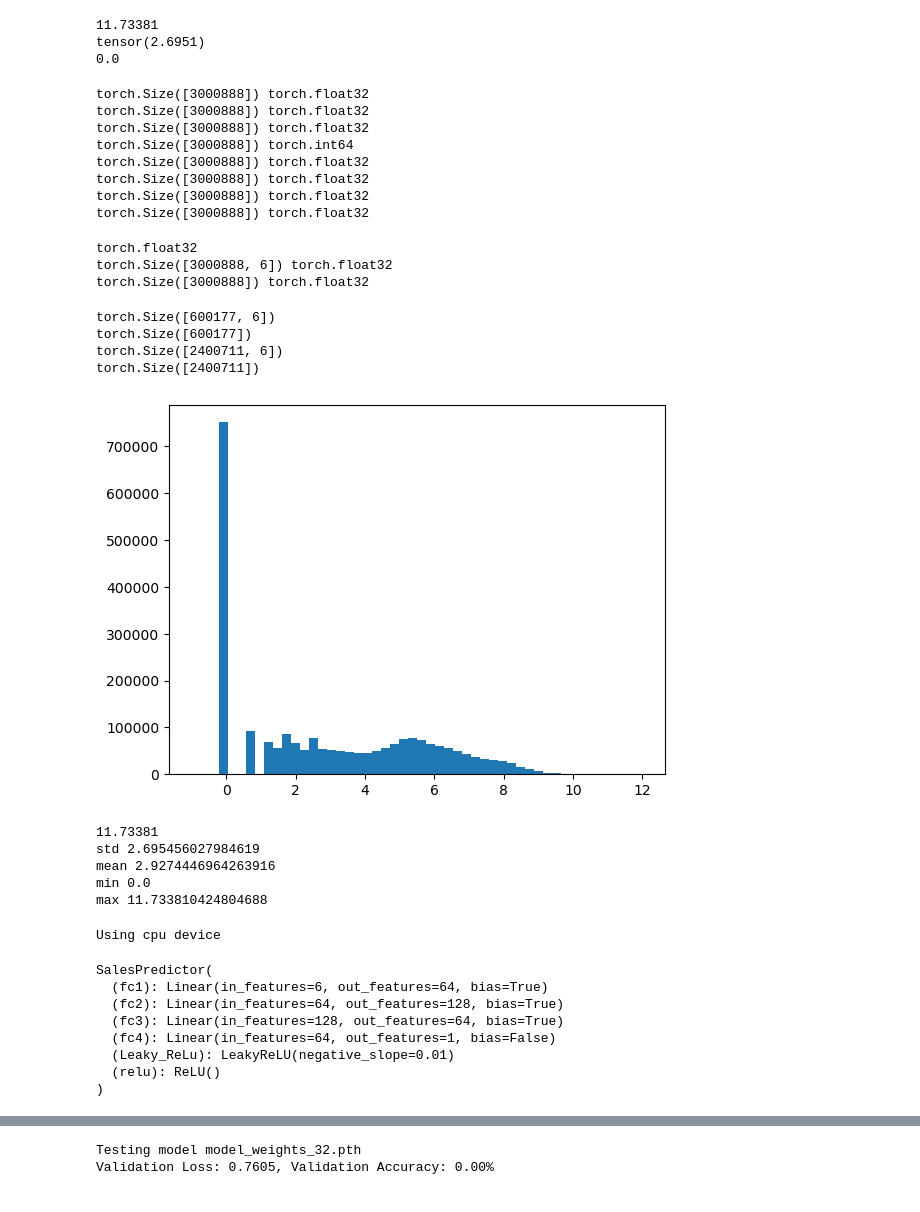
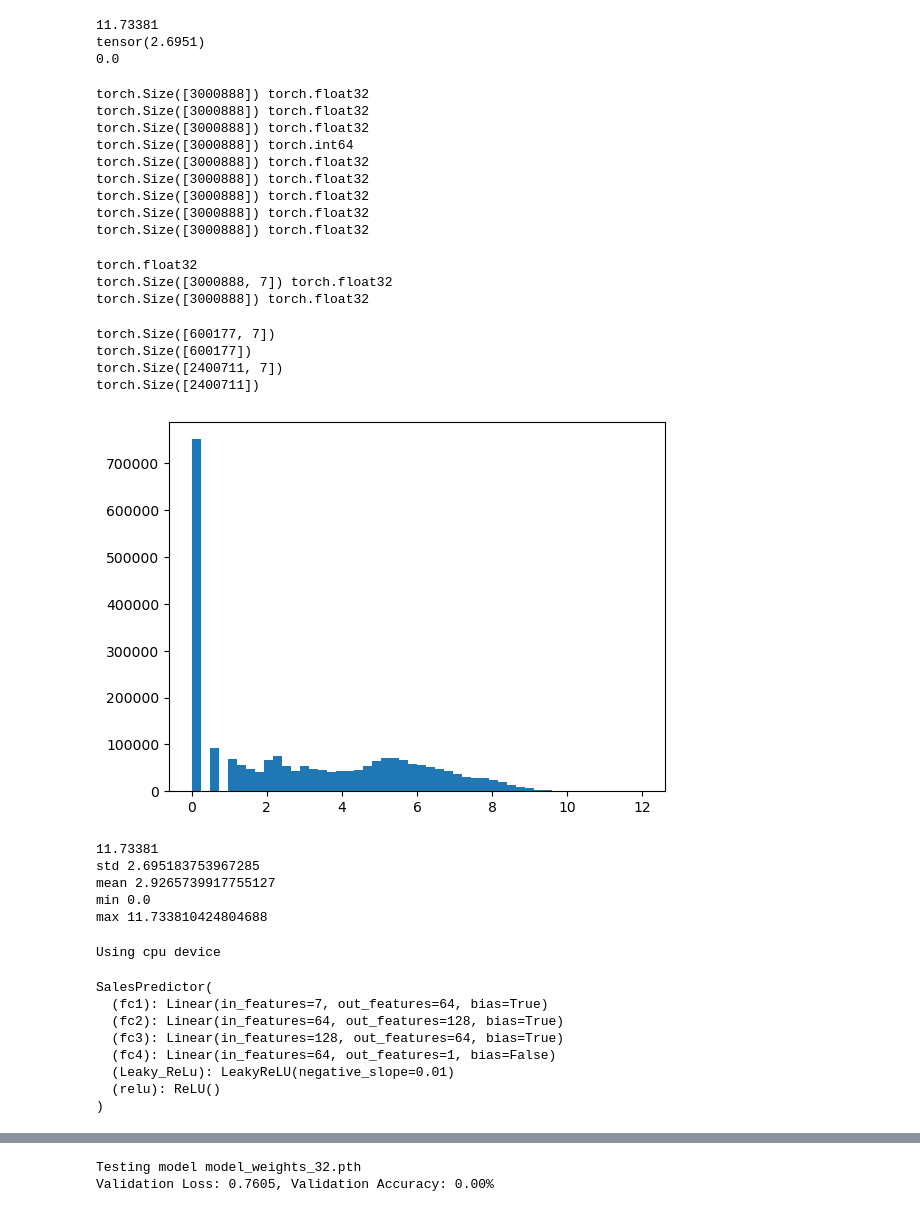
Before and after one commit to RinatKurmaev/Store-Sales---Time-Series-Forecasting, a Jupyter notebook: Time Series Forecasting.ipynb, the cells around one changed output, grey strips where cells are left out. Drawn from its saved outputs; the diff is of its cells as text; code cells hidden in the pictures.

```diff
--- a/Time Series Forecasting.ipynb
+++ b/Time Series Forecasting.ipynb
@@ -5,7 +5,19 @@ import numpy as np
 from datetime import datetime
 
 # Load the CSV file using pandas
-df = pd.read_csv('train.csv')
+train_df = pd.read_csv('train.csv')
+oil_df = pd.read_csv('oil.csv')
+
+# fill missing values in dcoilwtico column with previous day's value
+oil_df['dcoilwtico'] = oil_df['dcoilwtico'].fillna(method='ffill')
+
+# merge the two dataframes based on the 'date' column using left join
+merged_df = pd.merge(train_df, oil_df[['date', 'dcoilwtico']], on='date', how='left')
+
+# fill remaining missing values in dcoilwtico column with previous day's value
+merged_df['dcoilwtico'] = merged_df['dcoilwtico'].fillna(method='ffill')
+
+df = merged_df#pd.read_csv('train.csv')
 
 # Extract the label column and convert to a PyTorch tensor
 ids = torch.tensor(df['id'].values, dtype=torch.float)
@@ -13,6 +25,8 @@ ids = torch.tensor(df['id'].values, dtype=torch.float)
 store_nbr = torch.tensor(df['store_nbr'].values)
 train_sales = torch.tensor(df['sales'].values, dtype=torch.float)
 onpromotion = torch.tensor(df['onpromotion'].values)
+dcoilwtico = torch.tensor(df['dcoilwtico'].values, dtype=torch.float)
+
 
 # Convert string dates to datetime objects
 dates = pd.to_datetime(df['date'], format='%Y-%m-%d')
@@ -26,10 +40,12 @@ day_of_month = torch.from_numpy(day_of_month.to_numpy())
 day_of_month = day_of_month.type(torch.float32)
 day_since_paycheck = []
 for i in day_of_month:
-    if(i>=15):
+    if(i>=15 and i <31):
         day_since_paycheck.append(i-15)
     if(i<15):
         day_since_paycheck.append(i)
+    if (i == 31):
+        day_since_paycheck.append(0) #more dirt, but better data
 #Да это высчиытвается криво. Но сейчас пять утра, и мне лень это чинить. Если MSE станет ниже - починю
 day_since_paycheck = torch.FloatTensor(day_since_paycheck)
 
@@ -79,6 +95,7 @@ print(family.shape, family.dtype)
 print(day_of_week.shape, day_of_week.dtype)
 print(month.shape, month.dtype)
 print(day_since_paycheck.shape, day_since_paycheck.dtype)
+print(dcoilwtico.shape, dcoilwtico.dtype)
 # %% [output]
 torch.Size([3000888]) torch.float32
 torch.Size([3000888]) torch.float32
@@ -88,9 +105,11 @@ torch.Size([3000888]) torch.float32
 torch.Size([3000888]) torch.float32
 torch.Size([3000888]) torch.float32
 torch.Size([3000888]) torch.float32
+torch.Size([3000888]) torch.float32
 # %%
 train_data = torch.cat((month.unsqueeze(1), day_of_week.unsqueeze(1),day_since_paycheck.unsqueeze(1),
-                           store_nbr.unsqueeze(1), family.unsqueeze(1),  onpromotion.unsqueeze(1),
+                        store_nbr.unsqueeze(1), family.unsqueeze(1),  onpromotion.unsqueeze(1),
+                        dcoilwtico.unsqueeze(1)
                            ), dim=1)
 
 print(train_data.dtype)
@@ -98,7 +117,7 @@ print(train_data.shape, train_data.dtype)
 print(train_sales.shape, train_sales.dtype)
 # %% [output]
 torch.float32
-torch.Size([3000888, 6]) torch.float32
+torch.Size([3000888, 7]) torch.float32
 torch.Size([3000888]) torch.float32
 # %%
 # Shuffle the data and labels
@@ -124,29 +143,29 @@ print(val_sales.shape)
 print(train_data.shape)
 print(train_sales.shape)
 # %% [output]
-torch.Size([600177, 6])
+torch.Size([600177, 7])
 torch.Size([600177])
-torch.Size([2400711, 6])
+torch.Size([2400711, 7])
 torch.Size([2400711])
 # %%
 import matplotlib.pyplot as plt
 data_range = train_sales.numpy().max() - train_sales.numpy().min()
 # choose the number of bins based on the range of the data
 #num_bins = min(50, int(data_range / 10))
 num_bins = 50
-hist_range = (-1, int(train_sales.numpy().max())+1)
+hist_range = (0, int(train_sales.numpy().max())+1)
 plt.hist(train_sales.numpy(), range=hist_range, bins=num_bins)
 plt.show()
 print(data_range)
 print(f'std {train_sales.std()}')
 print(f'mean {train_sales.mean()}')
 print(f'min {train_sales.min()}')
 print(f'max {train_sales.max()}')
 # %% [output]
-[figure, old version]
+[figure, new version]
 11.73381
-std 2.695456027984619
-mean 2.9274446964263916
+std 2.695183753967285
+mean 2.9265739917755127
 min 0.0
 max 11.733810424804688
 # %%
@@ -179,7 +193,7 @@ import torch.nn.functional as F
 class SalesPredictor(nn.Module):
     def __init__(self):
         super(SalesPredictor, self).__init__()
-        self.fc1 = nn.Linear(6, 64)
+        self.fc1 = nn.Linear(7, 64)
         self.fc2 = nn.Linear(64, 128)
         self.fc3 = nn.Linear(128, 64)
         self.fc4 = nn.Linear(64, 1, bias=False)
@@ -202,7 +216,7 @@ model = SalesPredictor()
 print(model)
 # %% [output]
 SalesPredictor(
-  (fc1): Linear(in_features=6, out_features=64, bias=True)
+  (fc1): Linear(in_features=7, out_features=64, bias=True)
   (fc2): Linear(in_features=64, out_features=128, bias=True)
   (fc3): Linear(in_features=128, out_features=64, bias=True)
   (fc4): Linear(in_features=64, out_features=1, bias=False)
```
Also changed, not shown: parts of 21 cells of this notebook.
